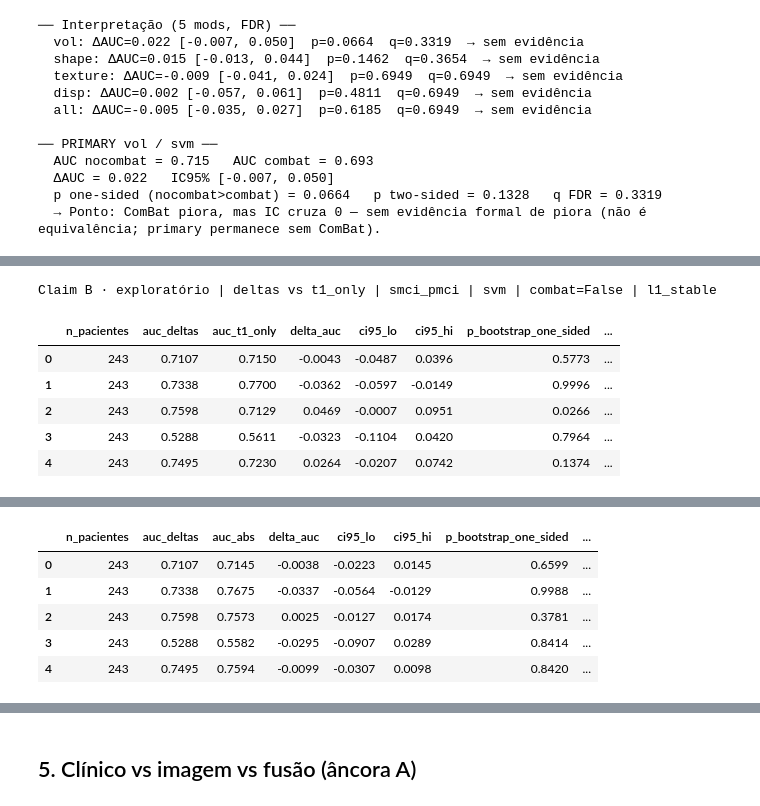
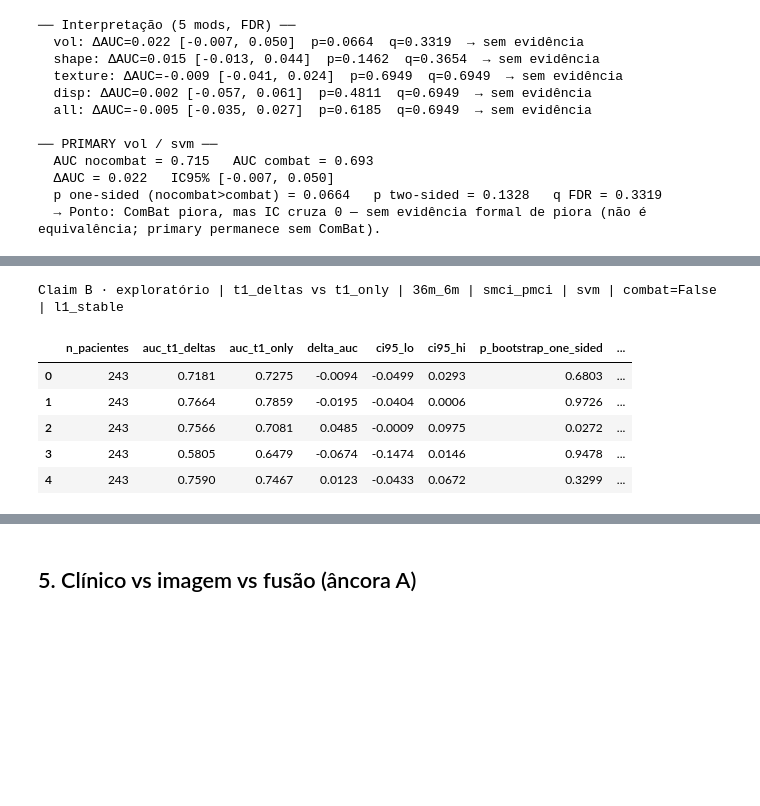
Before and after one commit to PauloMatheusGr/graphs, a Jupyter notebook: 7_stats.ipynb, the cells around one changed output, grey strips where cells are left out. Drawn from its saved outputs; the diff is of its cells as text; code cells hidden in the pictures; blank space fills up the shorter version.

```diff
--- a/7_stats.ipynb
+++ b/7_stats.ipynb
@@ -57,6 +63,16 @@ LONG_CSV = BASE / "adnimerged_longitudinal.csv"
 MODS_COMPARE = ("vol", "shape", "texture", "disp", "all")
 FEATURE_MIN_COVERAGE = 50  # % folds com atributo (paper: top estáveis)
 
+# Pastas ↔ representation (claim B = LONGITUDINAL vs BASELINE)
+PROTOCOL_ABS = "abs"              # wide T1+T2+T3 → ablation_results/
+PROTOCOL_BASELINE = "t1_only"     # → ablation_results_t1_only/  (rep t1_only)
+PROTOCOL_LONGITUDINAL = "deltas"  # → ablation_results_deltas/   (rep t1_deltas)
+REP_BY_PROTOCOL = {
+    "abs": "wide",
+    "t1_only": "t1_only",
+    "deltas": "t1_deltas",
+}
+
 
 @dataclass(frozen=True)
 class StatsCfg:
@@ -67,7 +83,7 @@ class StatsCfg:
     model_key: str = "svm"
     with_combat: bool = False
     selection_mode: str = "l1_stable"
-    protocol: str = "abs"
+    protocol: str = "abs"  # âncora A (§§1–2, 5–6); claim B usa PROTOCOL_* abaixo
     n_perm: int = 5000
     n_bootstrap: int = 5000
     seed: int = 42
@@ -89,9 +105,12 @@ print("Configuração atual:")
 print(f"  base={BASE}")
 print(f"  task={STATS_CFG.task}  grupos={STATS_CFG.groups}")
 print(
-    f"  imagem: protocolo={STATS_CFG.protocol}  modality={STATS_CFG.modality}  "
+    f"  âncora A (imagem): protocolo={STATS_CFG.protocol}  modality={STATS_CFG.modality}  "
     f"model={STATS_CFG.model_key}  combat={STATS_CFG.with_combat}"
 )
+print(
+    f"  claim B (longitudinal): {PROTOCOL_LONGITUDINAL} (=t1_deltas) vs {PROTOCOL_BASELINE}"
+)
 print(f"  permutações={STATS_CFG.n_perm}  bootstrap={STATS_CFG.n_bootstrap}")
 # %% [output]
 Configuração atual:
@@ -571,55 +631,34 @@ Foco acordado com orientador (`48m_12m` + baseline t1) → **§4b** (1 teste vol
 # %%
 cfg = STATS_CFG
 
+# Claim B: t1_deltas (PROTOCOL_LONGITUDINAL) vs t1_only (PROTOCOL_BASELINE)
 cmp_deltas_t1 = compare_modalities(
     MODS_COMPARE,
-    path_a=lambda m: image_ablation_path(BASE, "deltas", m),
-    path_b=lambda m: image_ablation_path(BASE, "t1_only", m),
+    path_a=lambda m: image_ablation_path(BASE, PROTOCOL_LONGITUDINAL, m),
+    path_b=lambda m: image_ablation_path(BASE, PROTOCOL_BASELINE, m),
     cfg_for_mod=lambda m: cfg_for_modality(m, cfg),
     load_patients=patient_scores_from_path,
     permutation_auc_p=permutation_auc_p,
     n_perm=cfg.n_perm,
     n_bootstrap=cfg.n_bootstrap,
     seed=cfg.seed,
-    label_a="deltas",
+    label_a="t1_deltas",
     label_b="t1_only",
-    comparison="deltas_vs_t1_only",
+    comparison="t1_deltas_vs_t1_only",
     alpha=ALPHA,
 )
 print(
-    f"Claim B · exploratório | deltas vs t1_only | {cfg.task} | {cfg.model_key} | "
-    f"combat={cfg.with_combat} | {cfg.selection_mode}\n"
+    f"Claim B · exploratório | t1_deltas vs t1_only | {BASE.name} | {cfg.task} | "
+    f"{cfg.model_key} | combat={cfg.with_combat} | {cfg.selection_mode}\n"
 )
 display(cmp_deltas_t1.round(4))
-print("\n── Interpretação (ΔAUC = deltas − t1_only) ──")
-print_comparison_summary(cmp_deltas_t1, label_a="deltas", label_b="t1_only")
-
-cmp_deltas_abs = compare_modalities(
-    MODS_COMPARE,
-    path_a=lambda m: image_ablation_path(BASE, "deltas", m),
-    path_b=lambda m: image_ablation_path(BASE, "abs", m),
-    cfg_for_mod=lambda m: cfg_for_modality(m, cfg),
-    load_patients=patient_scores_from_path,
-    permutation_auc_p=permutation_auc_p,
-    n_perm=cfg.n_perm,
-    n_bootstrap=cfg.n_bootstrap,
-    seed=cfg.seed,
-    label_a="deltas",
-    label_b="abs",
-    comparison="deltas_vs_abs",
-    alpha=ALPHA,
-)
-print(
-    f"\nClaim B · exploratório | deltas vs abs | {cfg.task} | {cfg.model_key}\n"
-)
-display(cmp_deltas_abs.round(4))
-print("\n── Interpretação (ΔAUC = deltas − abs) ──")
-print_comparison_summary(cmp_deltas_abs, label_a="deltas", label_b="abs")
+print("\n── Interpretação (ΔAUC = t1_deltas − t1_only) ──")
+print_comparison_summary(cmp_deltas_t1, label_a="t1_deltas", label_b="t1_only")
 # %% [output]
-Claim B · exploratório | deltas vs t1_only | smci_pmci | svm | combat=False | l1_stable
+Claim B · exploratório | t1_deltas vs t1_only | 36m_6m | smci_pmci | svm | combat=False | l1_stable
-|  | n_pacientes | auc_deltas | auc_t1_only | delta_auc | ci95_lo | ci95_hi | p_bootstrap_one_sided | ... |
-| 0 | 243 | 0.7107 | 0.7150 | -0.0043 | -0.0487 | 0.0396 | 0.5773 | ... |
-| 1 | 243 | 0.7338 | 0.7700 | -0.0362 | -0.0597 | -0.0149 | 0.9996 | ... |
-| 2 | 243 | 0.7598 | 0.7129 | 0.0469 | -0.0007 | 0.0951 | 0.0266 | ... |
-| 3 | 243 | 0.5288 | 0.5611 | -0.0323 | -0.1104 | 0.0420 | 0.7964 | ... |
-| 4 | 243 | 0.7495 | 0.7230 | 0.0264 | -0.0207 | 0.0742 | 0.1374 | ... |
+|  | n_pacientes | auc_t1_deltas | auc_t1_only | delta_auc | ci95_lo | ci95_hi | p_bootstrap_one_sided | ... |
+| 0 | 243 | 0.7181 | 0.7275 | -0.0094 | -0.0499 | 0.0293 | 0.6803 | ... |
+| 1 | 243 | 0.7664 | 0.7859 | -0.0195 | -0.0404 | 0.0006 | 0.9726 | ... |
+| 2 | 243 | 0.7566 | 0.7081 | 0.0485 | -0.0009 | 0.0975 | 0.0272 | ... |
+| 3 | 243 | 0.5805 | 0.6479 | -0.0674 | -0.1474 | 0.0146 | 0.9478 | ... |
+| 4 | 243 | 0.7590 | 0.7467 | 0.0123 | -0.0433 | 0.0672 | 0.3299 | ... |
@@ -634,6 +670,0 @@ Claim B · exploratório | deltas vs abs | smci_pmci | svm
-|  | n_pacientes | auc_deltas | auc_abs | delta_auc | ci95_lo | ci95_hi | p_bootstrap_one_sided | ... |
-| 0 | 243 | 0.7107 | 0.7145 | -0.0038 | -0.0223 | 0.0145 | 0.6599 | ... |
-| 1 | 243 | 0.7338 | 0.7675 | -0.0337 | -0.0564 | -0.0129 | 0.9988 | ... |
-| 2 | 243 | 0.7598 | 0.7573 | 0.0025 | -0.0127 | 0.0174 | 0.3781 | ... |
-| 3 | 243 | 0.5288 | 0.5582 | -0.0295 | -0.0907 | 0.0289 | 0.8414 | ... |
-| 4 | 243 | 0.7495 | 0.7594 | -0.0099 | -0.0307 | 0.0098 | 0.8420 | ... |
```
Also changed, not shown: parts of 9 cells of this notebook, 3 other files.
